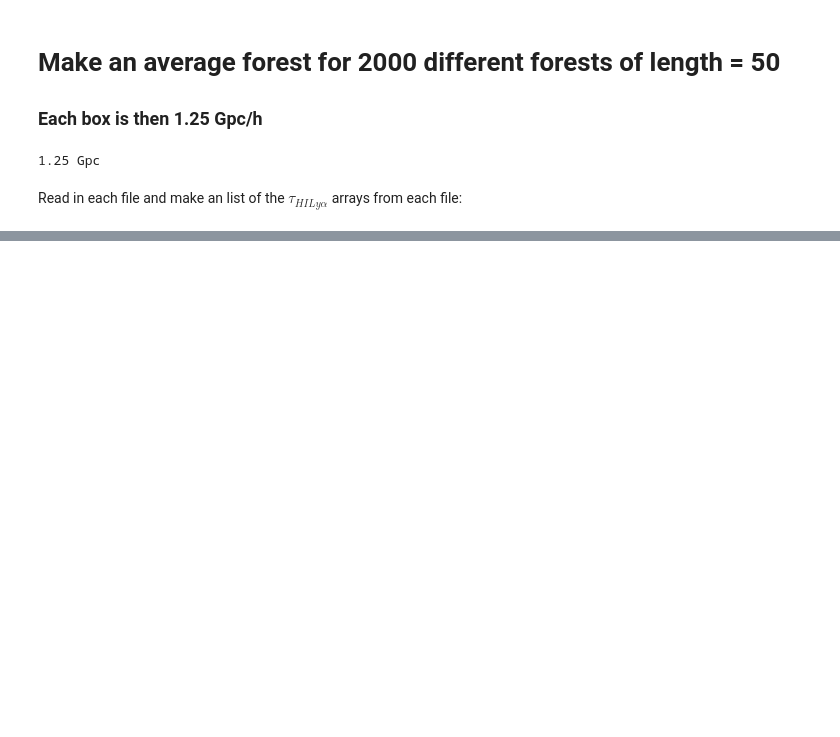
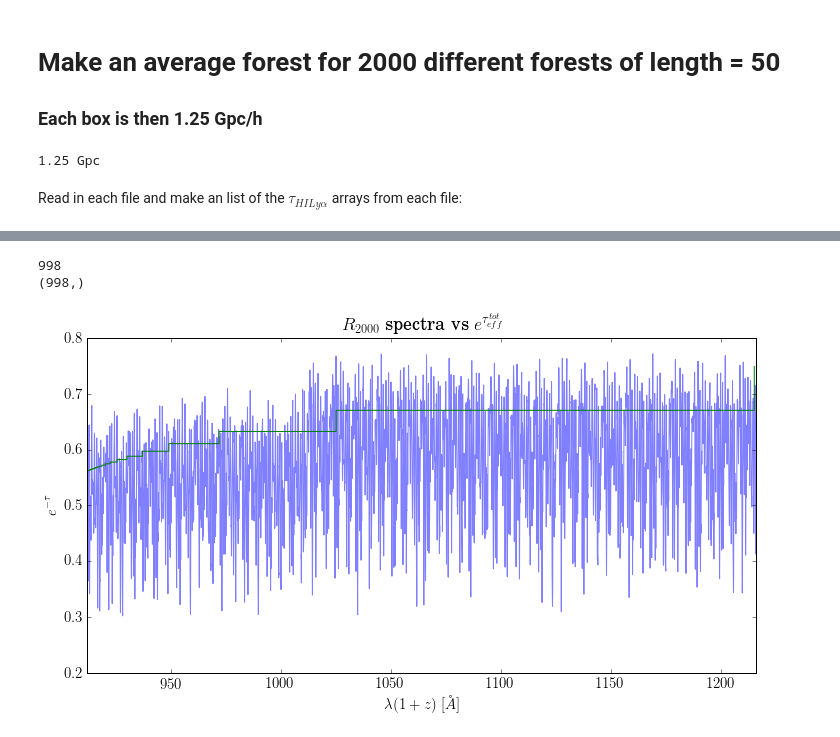
Before and after one commit to mattcwilde/Lyman-Forest, a Jupyter notebook: lyman-forest.ipynb, the cells around one changed output, grey strips where cells are left out. Cells and saved outputs as stored; diff of their text form; code cells hidden in the pictures; blank space fills up the shorter version.

```diff
--- a/lyman-forest.ipynb
+++ b/lyman-forest.ipynb
@@ -366,5 +272,11 @@ R =  355162.253288
 # %%
 from astropy.convolution import Gaussian1DKernel, convolve
+# %%
+def plot_spec(x,y):
+    ax.plot(lam_obs(x,1216),flux(y), alpha=0.5)
+    ax.set_xlim(912,1216)
+    ax.set_xlabel(r'$\lambda(1+z)$ $[\AA]$')
+    ax.set_ylabel(r'$e^{-\tau}$')
 # %%
 # Create kernel
 dv_cell = 10.2679380093
@@ -407,0 +319,21 @@ np.sum(np.array([gf_1n(n) for n in range(2,10000)]))
+# %%
+ave_Fn = []
+tn_eff = []
+for f in f_1n:
+    ave_Fn.append(np.mean(flux(tau_HILya*f)))
+    tn_eff.append(-np.log(np.mean(flux(tau_HILya*f))))
+# %%
+print len(tn_eff)
+print lambda_n.shape
+# %% [output]
+998
+(998,)
+# %%
+fig, ax = plt.subplots(figsize=(12,6))
+
+plot_spec(x,z)
+ax.step(lambda_n, np.exp(-np.cumsum(tn_eff)))
+ax.set_title(r'$R_{2000}$ spectra vs $e^{\tau^{tot}_{eff}}$')
+plt.show()
+# %% [output]
+[figure, added]
```
Also changed, not shown: parts of 54 cells of this notebook, 2 other files.
